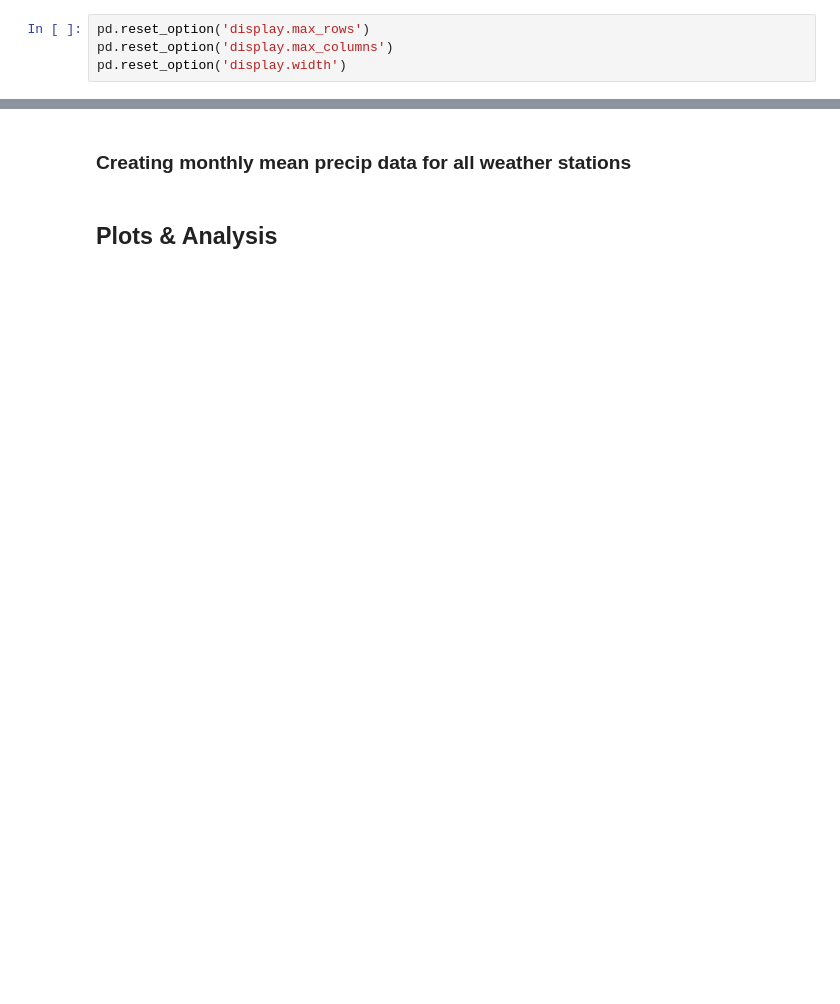
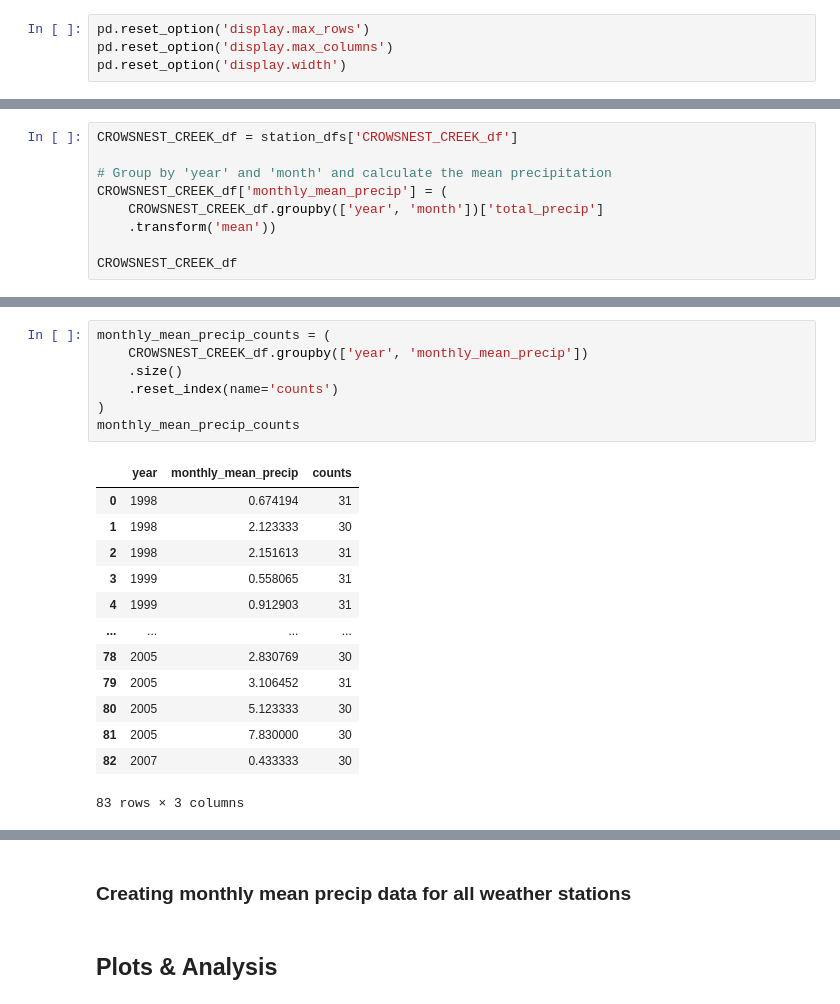
Before and after one commit to moniquebeaulieu/TM_PHES, a Jupyter notebook: EDA.ipynb, the cells around one changed output, grey strips where cells are left out. Drawn from its saved outputs; the diff is of its cells as text; blank space fills up the shorter version.

```diff
--- a/EDA.ipynb
+++ b/EDA.ipynb
@@ -229,0 +194,9 @@ CROWSNEST_CREEK_df_test
+# %%
+CROWSNEST_CREEK_df = station_dfs['CROWSNEST_CREEK_df']
+
+# Group by 'year' and 'month' and calculate the mean precipitation
+CROWSNEST_CREEK_df['monthly_mean_precip'] = (
+    CROWSNEST_CREEK_df.groupby(['year', 'month'])['total_precip']
+    .transform('mean'))
+
+CROWSNEST_CREEK_df
@@ -229,0 +266,21 @@ CROWSNEST_CREEK_df_test
+# %%
+monthly_mean_precip_counts = (
+    CROWSNEST_CREEK_df.groupby(['year', 'monthly_mean_precip'])
+    .size()
+    .reset_index(name='counts')
+)
+monthly_mean_precip_counts
+# %% [output]
+|  | year | monthly_mean_precip | counts |
+| 0 | 1998 | 0.674194 | 31 |
+| 1 | 1998 | 2.123333 | 30 |
+| 2 | 1998 | 2.151613 | 31 |
+| 3 | 1999 | 0.558065 | 31 |
+| 4 | 1999 | 0.912903 | 31 |
+| ... | ... | ... | ... |
+| 78 | 2005 | 2.830769 | 30 |
+| 79 | 2005 | 3.106452 | 31 |
+| 80 | 2005 | 5.123333 | 30 |
+| 81 | 2005 | 7.830000 | 30 |
+| 82 | 2007 | 0.433333 | 30 |
+83 rows × 3 columns
```
Also changed, not shown: parts of 13 cells of this notebook.
